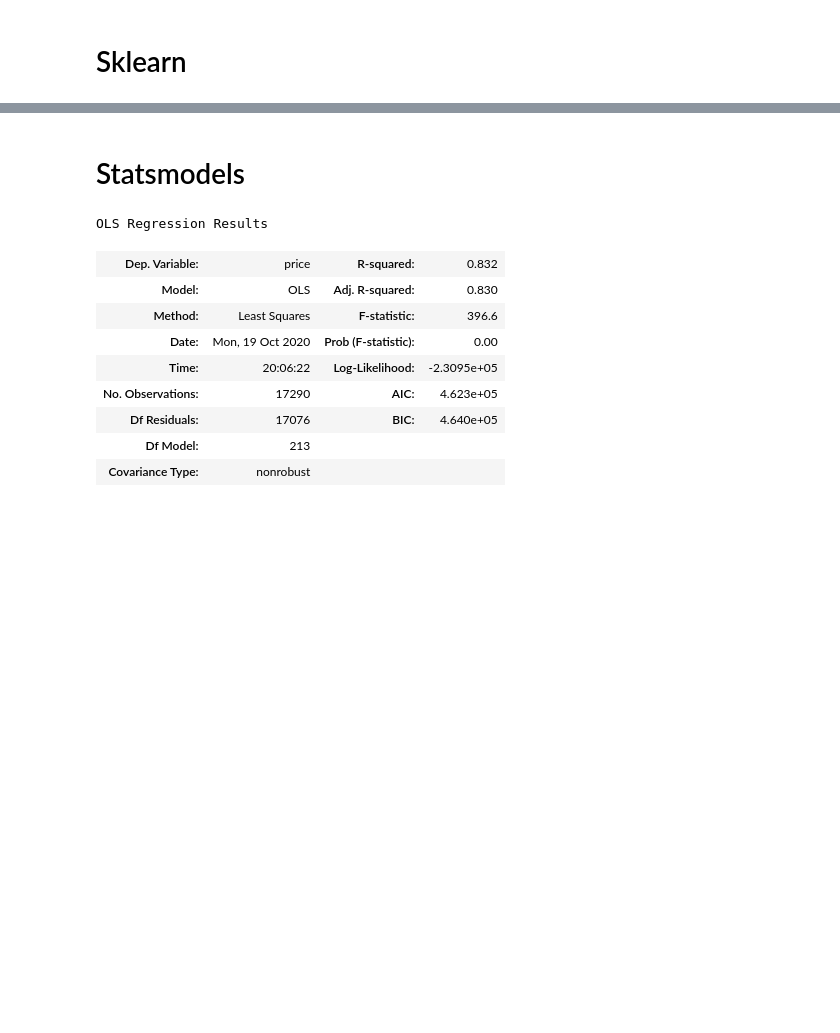
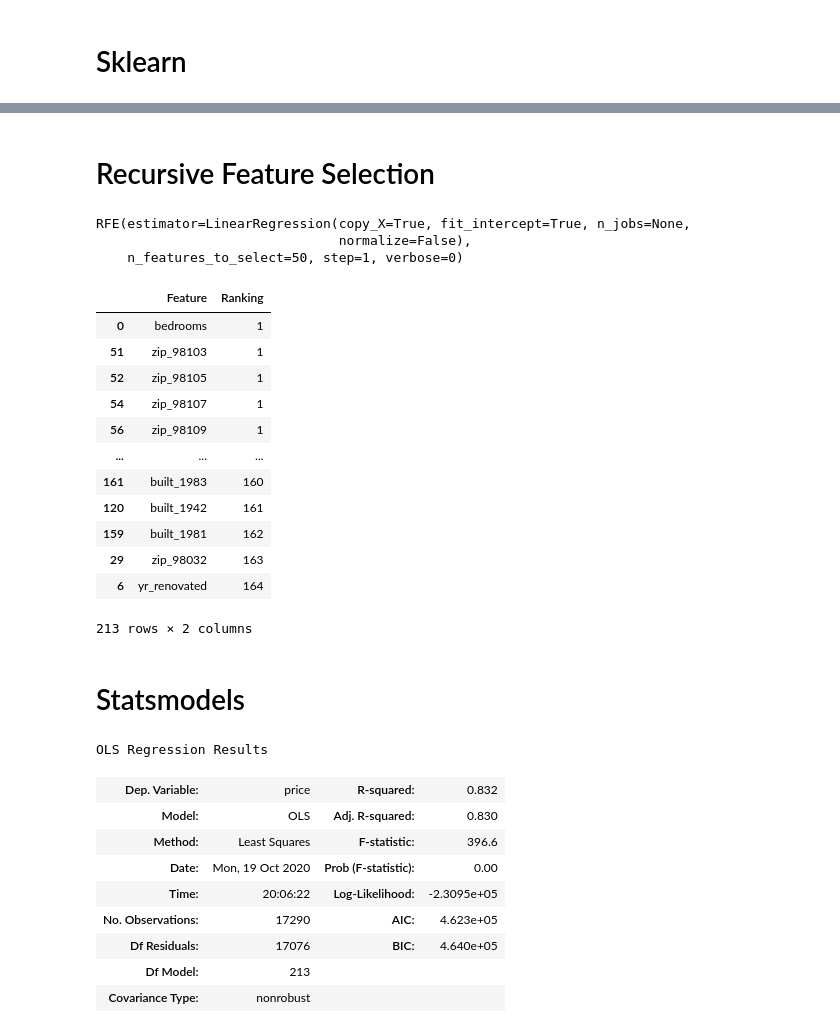
Before and after one commit to brenfrrs/kings_county_housing, a Jupyter notebook: EDA/eda_notebook.ipynb, the cells around one changed output, grey strips where cells are left out. Cells and saved outputs as stored; diff of their text form; code cells hidden in the pictures; blank space fills up the shorter version.

Commit message:
added recursive feature selection to eda notebook, deleted duplicate model

```diff
--- a/EDA/eda_notebook.ipynb
+++ b/EDA/eda_notebook.ipynb
@@ -586,0 +579,2 @@ np.mean(cross_val_score(estimator=lr, X=x_train, y=y_train, cv=30))
+# %% [markdown]
+# Recursive Feature Selection
@@ -587,3 +584,30 @@ np.mean(cross_val_score(estimator=lr, X=x_train, y=y_train, cv=30))
+# %%
+rfe = RFE(estimator=lr, n_features_to_select=50, step=1)
+rfe = rfe.fit(x_train, y_train)
+rfe
+# %% [output]
+RFE(estimator=LinearRegression(copy_X=True, fit_intercept=True, n_jobs=None,
+                               normalize=False),
+    n_features_to_select=50, step=1, verbose=0)
+# %%
+selected_rfe_features= pd.DataFrame({'Feature': list(x_train.columns),
+                                    'Ranking': rfe.ranking_})
+
+selected_rfe_features.sort_values(by='Ranking')
+# %% [output]
+|  | Feature | Ranking |
+| 0 | bedrooms | 1 |
+| 51 | zip_98103 | 1 |
+| 52 | zip_98105 | 1 |
+| 54 | zip_98107 | 1 |
+| 56 | zip_98109 | 1 |
+| ... | ... | ... |
+| 161 | built_1983 | 160 |
+| 120 | built_1942 | 161 |
+| 159 | built_1981 | 162 |
+| 29 | zip_98032 | 163 |
+| 6 | yr_renovated | 164 |
+213 rows × 2 columns
 # %% [markdown]
 # Statsmodels
 # %%
```
Also changed, not shown: parts of 9 cells of this notebook, 1 other file.
